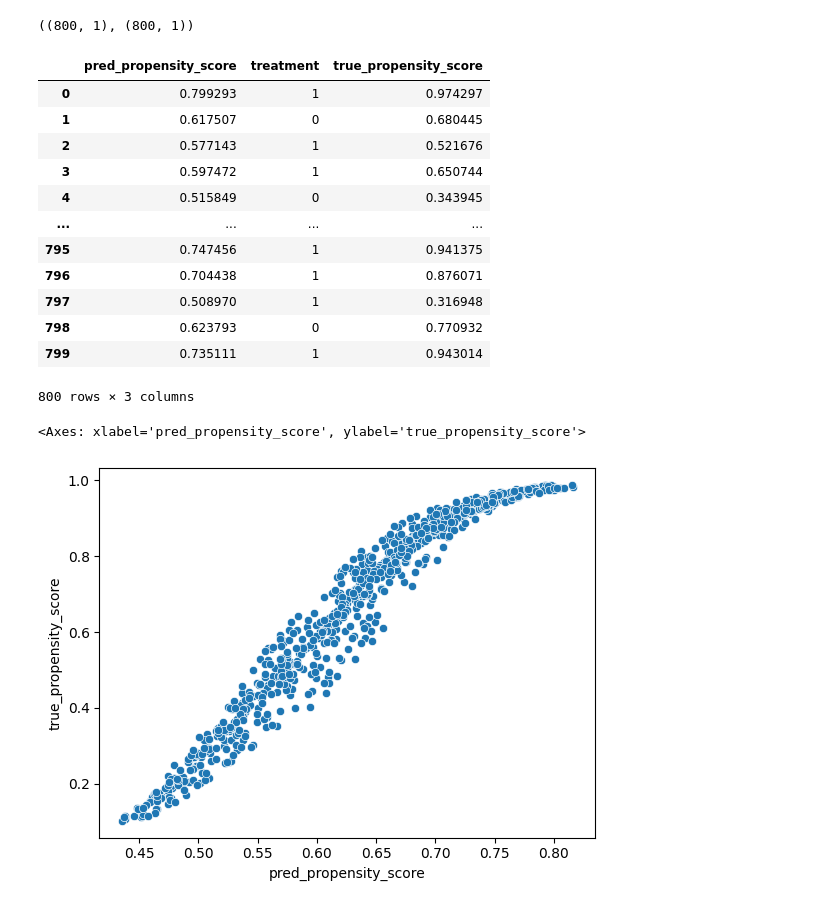
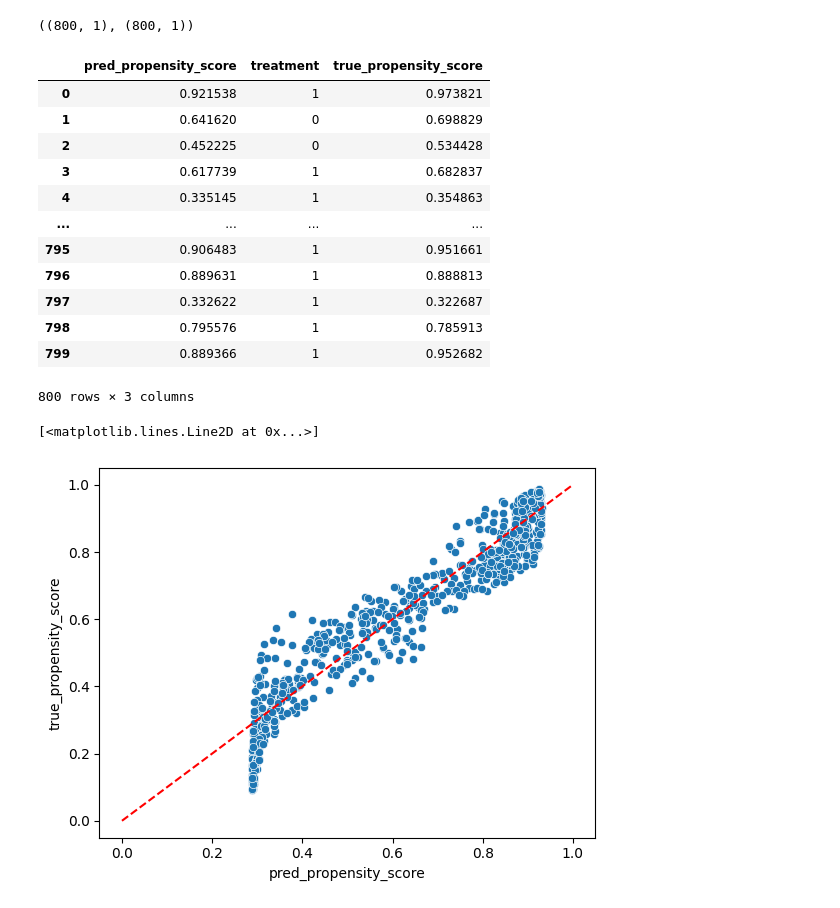
Before and after one commit to gmgeorg/pypsps, a Jupyter notebook: notebooks/pypsps_binary_survival_example.ipynb, the cells around one changed output. Saved outputs shown, nothing was run; the diff lists cells and outputs as text; code cells hidden in the pictures.

```diff
--- a/notebooks/pypsps_binary_survival_example.ipynb
+++ b/notebooks/pypsps_binary_survival_example.ipynb
@@ -114,9 +114,9 @@ model = pypsps.keras.models.build_model_binary_exponential(
     predictive_state_hidden_layers=[(20, "selu"), (20, "relu")],
     outcome_hidden_layers=[(30, "selu"), (20, "tanh")],
     log_rate_layer=(30, "selu"),
-    df_penalty_l1=1.,
+    df_penalty_l1=.001,
     alpha=1.,
-    outcome_loss_weight=2.,
+    outcome_loss_weight=1.,
     learning_rate=0.01,
 )
 
@@ -173,6 +173,6 @@ history = model.fit(
     verbose=0,
     epochs=500,
     batch_size=32,
-    callbacks=pypsps.keras.callbacks.recommended_callbacks("val_causal_loss"),
+    callbacks=pypsps.keras.callbacks.recommended_callbacks("val_causal_loss_metric"),
 )
 # %% [output]
@@ -265,23 +266,25 @@ tmp["true_propensity_score"] = surv_data.to_data_frame().loc[t_train.index]["pro
 tmp
 # %% [output]
 |  | pred_propensity_score | treatment | true_propensity_score |
-| 0 | 0.799293 | 1 | 0.974297 |
-| 1 | 0.617507 | 0 | 0.680445 |
-| 2 | 0.577143 | 1 | 0.521676 |
-| 3 | 0.597472 | 1 | 0.650744 |
-| 4 | 0.515849 | 0 | 0.343945 |
+| 0 | 0.921538 | 1 | 0.973821 |
+| 1 | 0.641620 | 0 | 0.698829 |
+| 2 | 0.452225 | 0 | 0.534428 |
+| 3 | 0.617739 | 1 | 0.682837 |
+| 4 | 0.335145 | 1 | 0.354863 |
 | ... | ... | ... | ... |
-| 795 | 0.747456 | 1 | 0.941375 |
-| 796 | 0.704438 | 1 | 0.876071 |
-| 797 | 0.508970 | 1 | 0.316948 |
-| 798 | 0.623793 | 0 | 0.770932 |
-| 799 | 0.735111 | 1 | 0.943014 |
+| 795 | 0.906483 | 1 | 0.951661 |
+| 796 | 0.889631 | 1 | 0.888813 |
+| 797 | 0.332622 | 1 | 0.322687 |
+| 798 | 0.795576 | 1 | 0.785913 |
+| 799 | 0.889366 | 1 | 0.952682 |
 800 rows × 3 columns
 # %%
 sns.scatterplot(tmp, x="pred_propensity_score", y="true_propensity_score")
+# add 45 degree line
+plt.plot([0, 1], [0, 1], color="red", linestyle="--")
 # %% [output]
-<Axes: xlabel='pred_propensity_score', ylabel='true_propensity_score'>
+[<matplotlib.lines.Line2D at 0x...>]
-[figure, old version]
+[figure, new version]
 # %%
 sns.displot(data=tmp, x="pred_propensity_score", hue="treatment")
 # %% [output]
```
Also changed, not shown: parts of 27 cells of this notebook, 9 other files.
